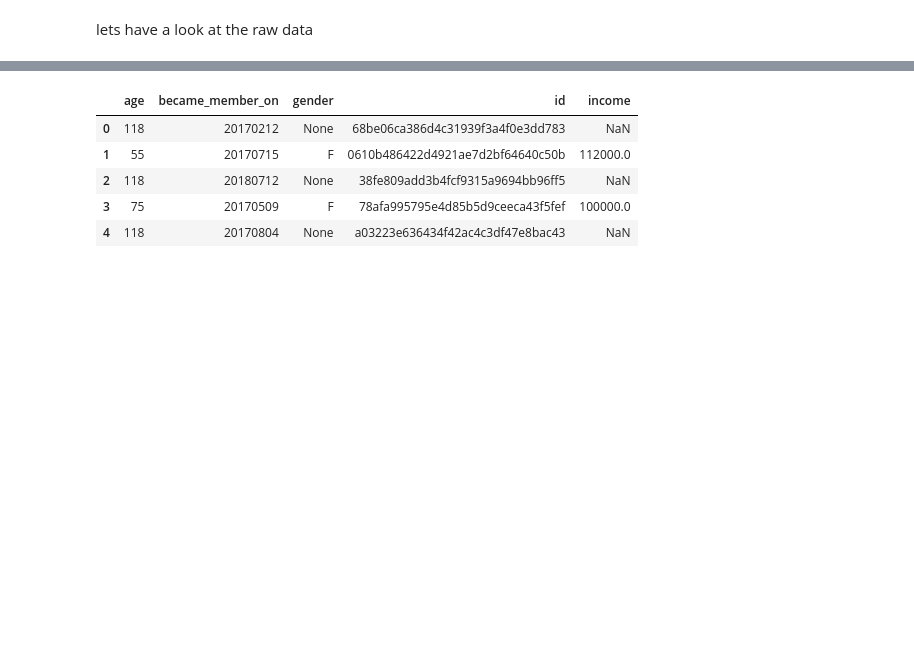
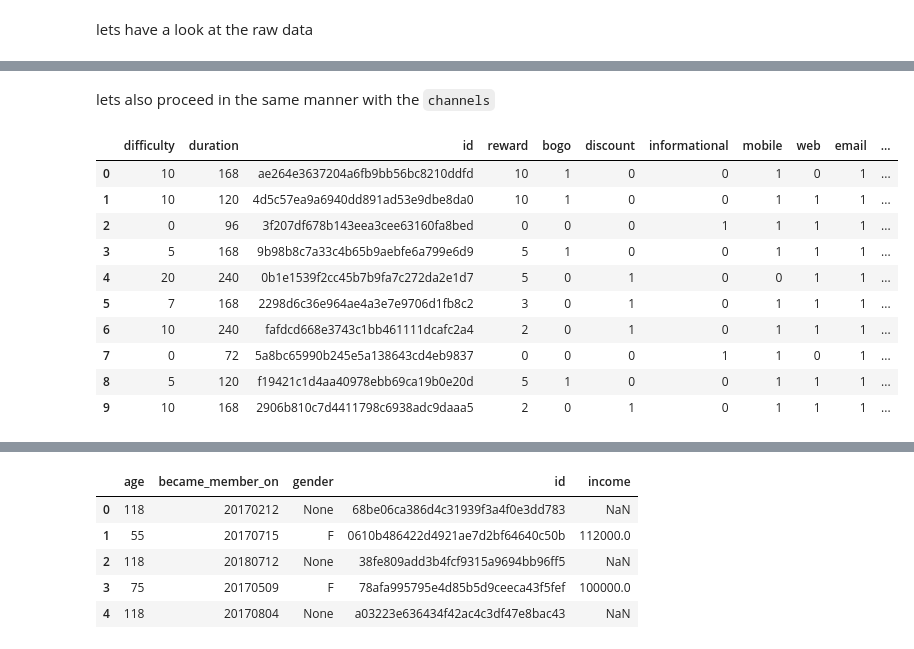
Before and after one commit to udacityML/capstone_starbucks, a Jupyter notebook: Starbucks_Capstone_notebook.ipynb, the cells around one changed output, grey strips where cells are left out. Cells and saved outputs as stored; diff of their text form; code cells hidden in the pictures; blank space fills up the shorter version.

````diff
--- a/Starbucks_Capstone_notebook.ipynb
+++ b/Starbucks_Capstone_notebook.ipynb
@@ -89,0 +123,28 @@ lets have a look at the raw data
+# %% [markdown]
+lets also proceed in the same manner with the ```channels```
+# %%
+# find all unique values of chanenls
+
+unique_channels = list(set(portfolio.channels.sum())) #what are possible channels
+unique_channels= [str(channel) for channel in unique_channels] #convert to non unicode strings
+
+
+# create columns for unique values of channels and do one-hot-encoding - later we might want to reduce it by one dependant column
+
+for channel in unique_channels:
+    portfolio[channel] = portfolio['channels'].apply(lambda x: 1 if channel in x else 0)
+portfolio.drop('channels',axis=1, inplace=True)
+
+portfolio
+# %% [output]
+|  | difficulty | duration | id | reward | bogo | discount | informational | mobile | web | email | ... |
+| 0 | 10 | 168 | ae264e3637204a6fb9bb56bc8210ddfd | 10 | 1 | 0 | 0 | 1 | 0 | 1 | ... |
+| 1 | 10 | 120 | 4d5c57ea9a6940dd891ad53e9dbe8da0 | 10 | 1 | 0 | 0 | 1 | 1 | 1 | ... |
+| 2 | 0 | 96 | 3f207df678b143eea3cee63160fa8bed | 0 | 0 | 0 | 1 | 1 | 1 | 1 | ... |
+| 3 | 5 | 168 | 9b98b8c7a33c4b65b9aebfe6a799e6d9 | 5 | 1 | 0 | 0 | 1 | 1 | 1 | ... |
+| 4 | 20 | 240 | 0b1e1539f2cc45b7b9fa7c272da2e1d7 | 5 | 0 | 1 | 0 | 0 | 1 | 1 | ... |
+| 5 | 7 | 168 | 2298d6c36e964ae4a3e7e9706d1fb8c2 | 3 | 0 | 1 | 0 | 1 | 1 | 1 | ... |
+| 6 | 10 | 240 | fafdcd668e3743c1bb461111dcafc2a4 | 2 | 0 | 1 | 0 | 1 | 1 | 1 | ... |
+| 7 | 0 | 72 | 5a8bc65990b245e5a138643cd4eb9837 | 0 | 0 | 0 | 1 | 1 | 0 | 1 | ... |
+| 8 | 5 | 120 | f19421c1d4aa40978ebb69ca19b0e20d | 5 | 1 | 0 | 0 | 1 | 1 | 1 | ... |
+| 9 | 10 | 168 | 2906b810c7d4411798c6938adc9daaa5 | 2 | 0 | 1 | 0 | 1 | 1 | 1 | ... |
````
Also changed, not shown: parts of 42 cells of this notebook, 2 other files.
